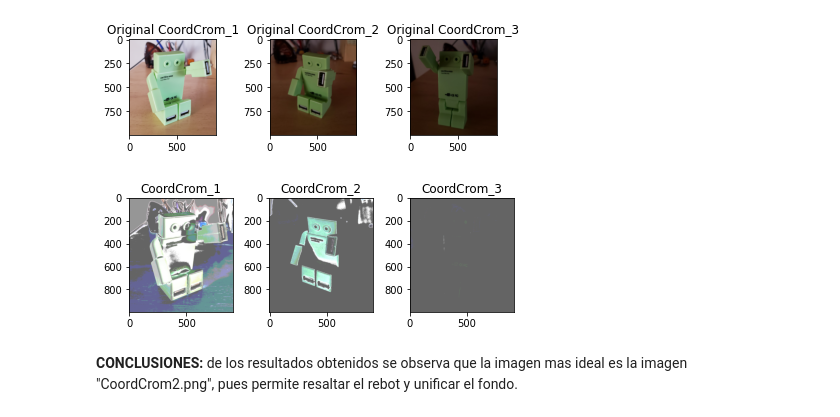
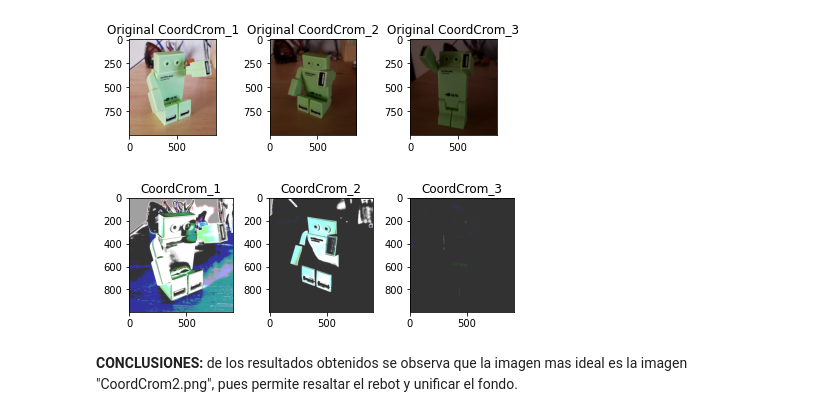
Before and after one commit to IvanCF/Visi-n_Computadora_TP, a Jupyter notebook: TP1/TP1.ipynb, the cells around one changed output. Saved outputs shown, nothing was run; the diff lists cells and outputs as text; code cells hidden in the pictures.

```diff
--- a/TP1/TP1.ipynb
+++ b/TP1/TP1.ipynb
@@ -81,52 +81,56 @@ def coordenadas_cromaticas(imagen,brillo,contraste):
           imgLayerR[i,j]=pixelR
 
 
-    imgLayerB=cv.multiply(imgLayerB,brillo)
-    imgLayerR=cv.multiply(imgLayerR,brillo)
-    imgLayerG=cv.multiply(imgLayerG,brillo)
+    imgLayerB=cv.multiply(imgLayerB,contraste)
+    imgLayerR=cv.multiply(imgLayerR,contraste)
+    imgLayerG=cv.multiply(imgLayerG,contraste)
 
-    imgLayerB=cv.add(imgLayerB,contraste)
-    imgLayerR=cv.add(imgLayerR,contraste)
-    imgLayerG=cv.add(imgLayerG,contraste)
+    imgLayerB=cv.add(imgLayerB,brillo)
+    imgLayerR=cv.add(imgLayerR,brillo)
+    imgLayerG=cv.add(imgLayerG,brillo)
 
     imgLayerB=imgLayerB.round()
     imgLayerR=imgLayerR.round()
     imgLayerG=imgLayerG.round()
+
     np.clip(imgLayerB, 0, 255, out=imgLayerB)   # Clip trunca a lo que se le diga (0 a 255)
     np.clip(imgLayerR, 0, 255, out=imgLayerR)   # Clip trunca a lo que se le diga (0 a 255)
     np.clip(imgLayerG, 0, 255, out=imgLayerG)   # Clip trunca a lo que se le diga (0 a 255)
+
     imgLayerB=imgLayerB.astype('uint8') # Hay que castear a 8 bits
     imgLayerR=imgLayerR.astype('uint8') # Hay que castear a 8 bits
     imgLayerG=imgLayerG.astype('uint8') # Hay que castear a 8 bits
+
     imgResultado = cv.merge ([imgLayerB,imgLayerG,imgLayerR])
     imgResultado = cv.cvtColor(imgResultado,cv.COLOR_BGR2RGB)
+
     return imgResultado
 
 #######################Llamadas al método ######################################
-img1= coordenadas_cromaticas(imgRGB1,50,100)
-img2= coordenadas_cromaticas(imgRGB2,50,100)
-img3= coordenadas_cromaticas(imgRGB3,50,100)
+img1= coordenadas_cromaticas(imgRGB1,50,110)
+img2= coordenadas_cromaticas(imgRGB2,50,110)
+img3= coordenadas_cromaticas(imgRGB3,50,110)
 
 ################# FIG: Cromáticas ##############################################
 # Nueva figura
 fig = plt.figure()
 
 # Imagen original
 ax1=plt.subplot(131)
 ax1.imshow(img1)
 ax1.set_title('CoordCrom_1')
 
 ax2=plt.subplot(132)
 ax2.imshow(img2)
 ax2.set_title('CoordCrom_2')
 
 ax3=plt.subplot(133)
 ax3.imshow(img3)
 ax3.set_title('CoordCrom_3')
 
 fig.tight_layout()
 plt.show()
 # %% [output]
-[figure, old version]
+[figure, new version]
 # %% [markdown]
 **CONCLUSIONES:** de los resultados obtenidos se observa que la imagen mas ideal es la imagen "CoordCrom2.png", pues permite resaltar el rebot y unificar el fondo.
```
